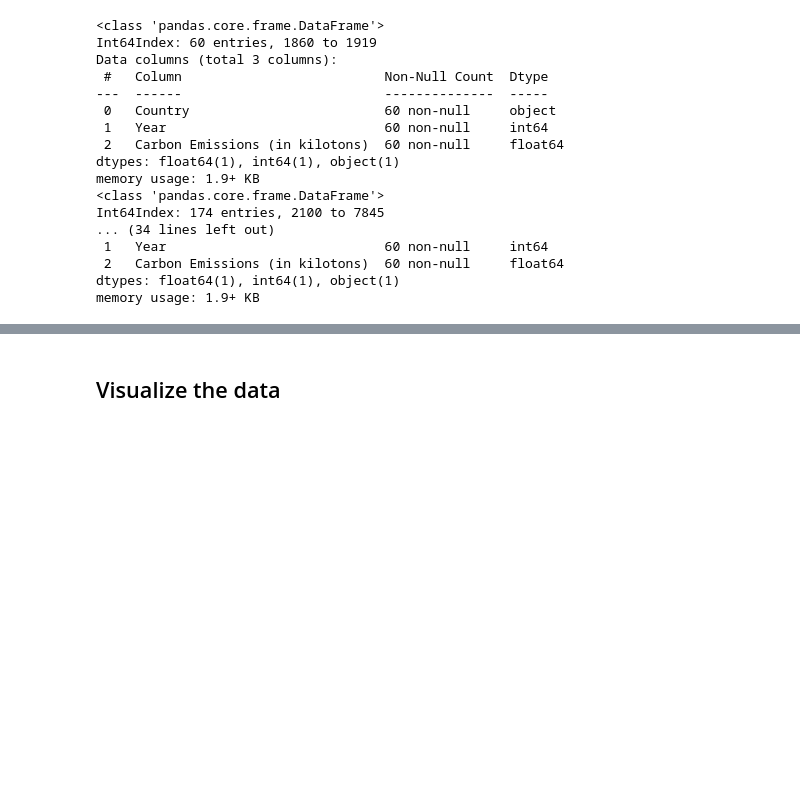
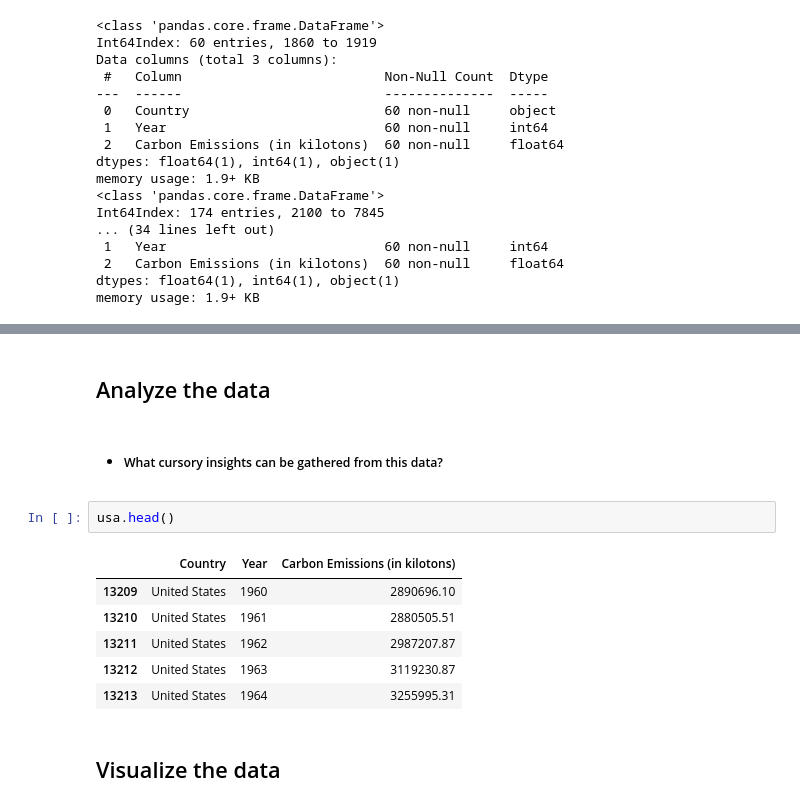
Before and after one commit to JeffreyFennell/Carbon-Emissions, a Jupyter notebook: carbon_emissions_project/carbon_emissions.ipynb, the cells around one changed output, grey strips where cells are left out. Drawn from its saved outputs; the diff is of its cells as text; blank space fills up the shorter version.

```diff
--- a/carbon_emissions_project/carbon_emissions.ipynb
+++ b/carbon_emissions_project/carbon_emissions.ipynb
@@ -157,3 +177,16 @@ memory usage: 1.9+ KB
+# %% [markdown]
+## Analyze the data
+# %% [markdown]
+- ##### What cursory insights can be gathered from this data?
+# %%
+usa.head()
+# %% [output]
+|  | Country | Year | Carbon Emissions (in kilotons) |
+| 13209 | United States | 1960 | 2890696.10 |
+| 13210 | United States | 1961 | 2880505.51 |
+| 13211 | United States | 1962 | 2987207.87 |
+| 13212 | United States | 1963 | 3119230.87 |
+| 13213 | United States | 1964 | 3255995.31 |
 # %% [markdown]
 ## Visualize the data
 # %% [markdown]
```
Also changed, not shown: parts of 10 cells of this notebook.
